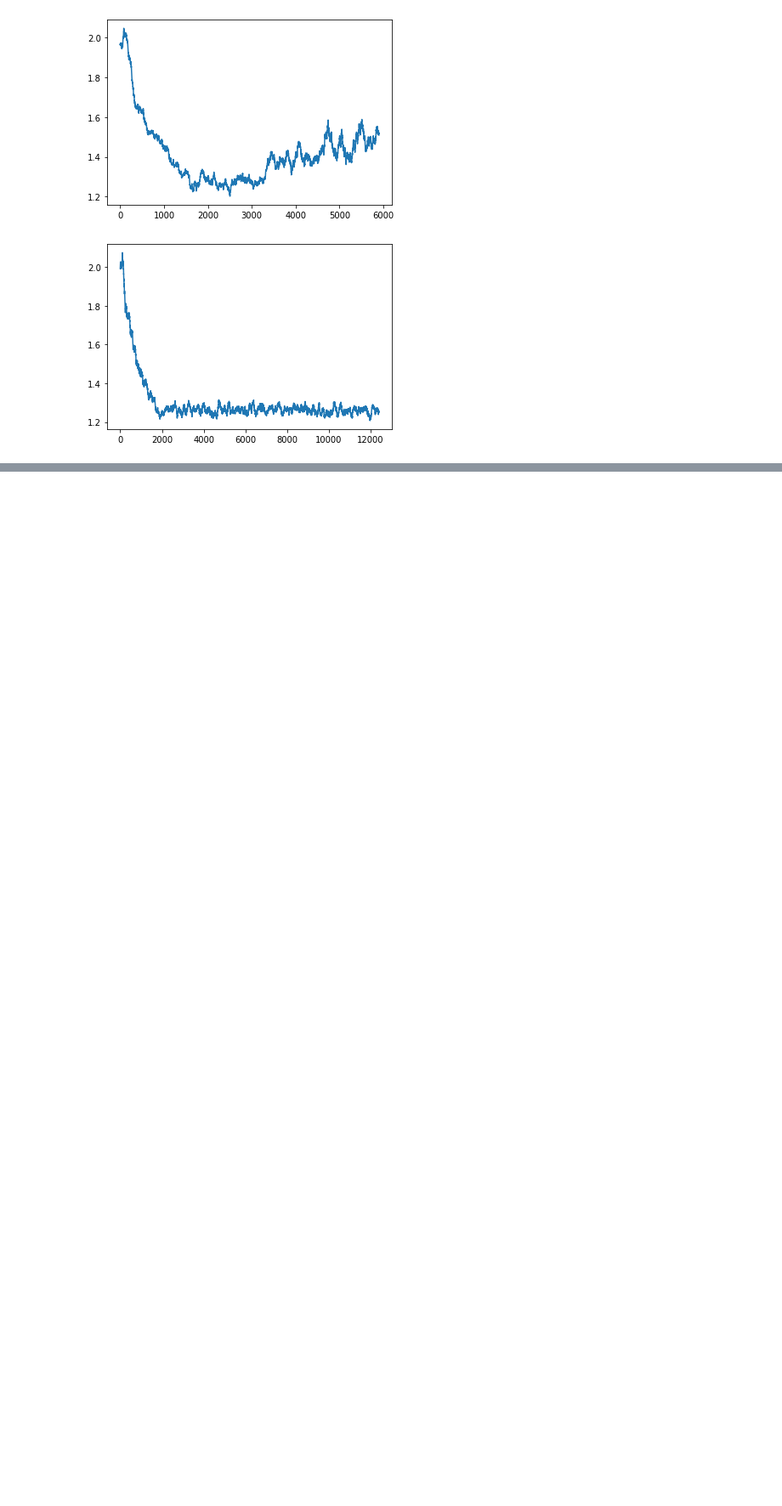
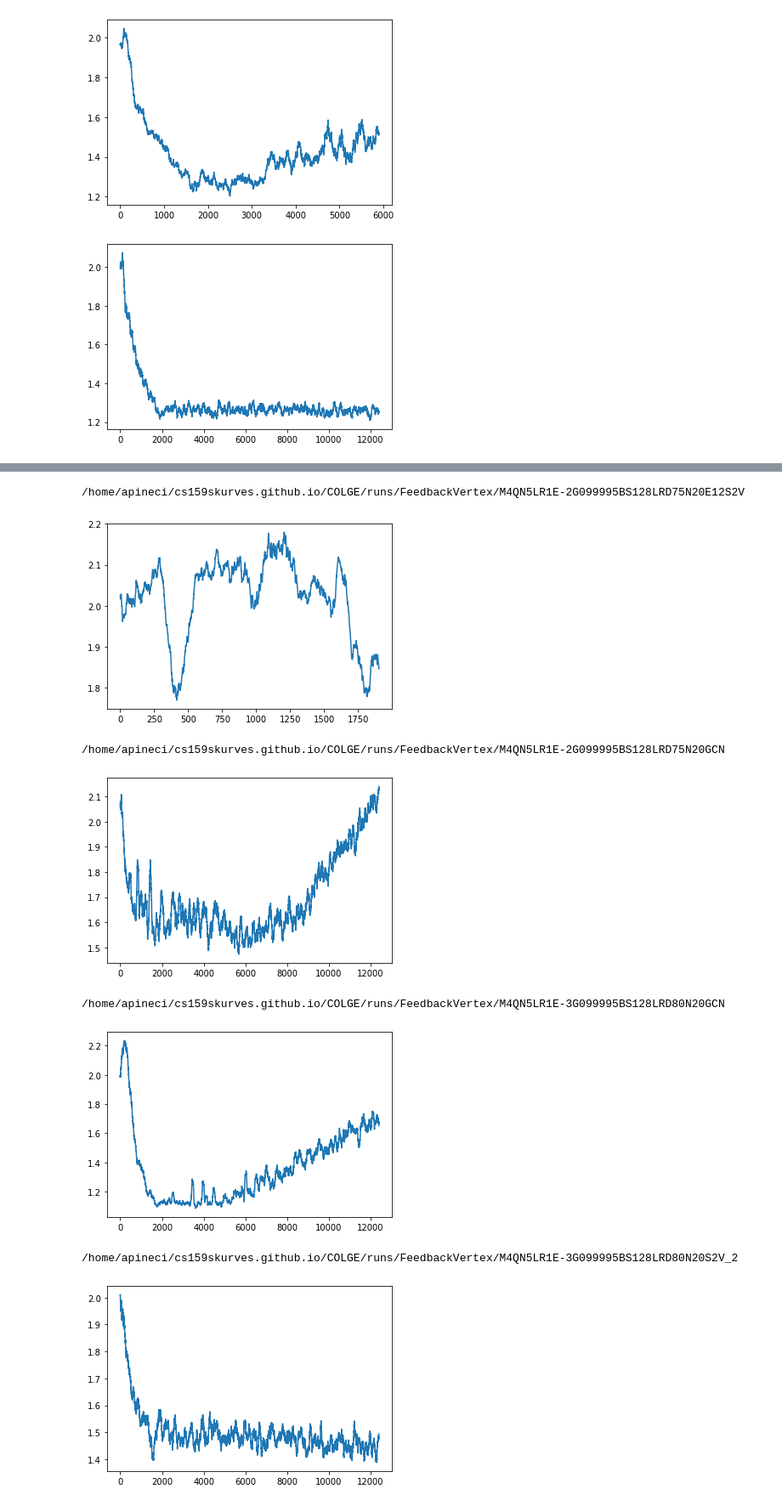
Before and after one commit to kdevasenapathy/cs159skurves.github.io, a Jupyter notebook: COLGE/visuazler.ipynb, the cells around one changed output, grey strips where cells are left out. Shown at 85% size. Cells and saved outputs as stored; diff of their text form; code cells hidden in the pictures; blank space fills up the shorter version.

```diff
--- a/COLGE/visuazler.ipynb
+++ b/COLGE/visuazler.ipynb
@@ -159,0 +169,26 @@ plt.show()
+# %%
+def show_runs(relative_folder_location):
+    current_path = pathlib.Path().absolute()
+    predictions_path = current_path / relative_folder_location
+
+    for run in predictions_path.iterdir():
+
+        if run.is_dir() and run.parts[-1] != '.ipynb_checkpoints':
+            try:
+                test_output = -1*read_output_file(out_type='opt', epoch=8, folder_name=run, avg_window_size=100, mode='approx')
+                print(run)
+                plt.plot(test_output)
+                plt.show()
+            except:
+                print('')
+
+show_runs('runs/FeedbackVertex')
+# %% [output]
+/home/apineci/cs159skurves.github.io/COLGE/runs/FeedbackVertex/M4QN5LR1E-2G099995BS128LRD75N20E12S2V
+[figure, added]
+/home/apineci/cs159skurves.github.io/COLGE/runs/FeedbackVertex/M4QN5LR1E-2G099995BS128LRD75N20GCN
+[figure, added]
+/home/apineci/cs159skurves.github.io/COLGE/runs/FeedbackVertex/M4QN5LR1E-3G099995BS128LRD80N20GCN
+[figure, added]
+/home/apineci/cs159skurves.github.io/COLGE/runs/FeedbackVertex/M4QN5LR1E-3G099995BS128LRD80N20S2V_2
+[figure, added]
```
Also changed, not shown: parts of 3 cells of this notebook, 33 other files.
